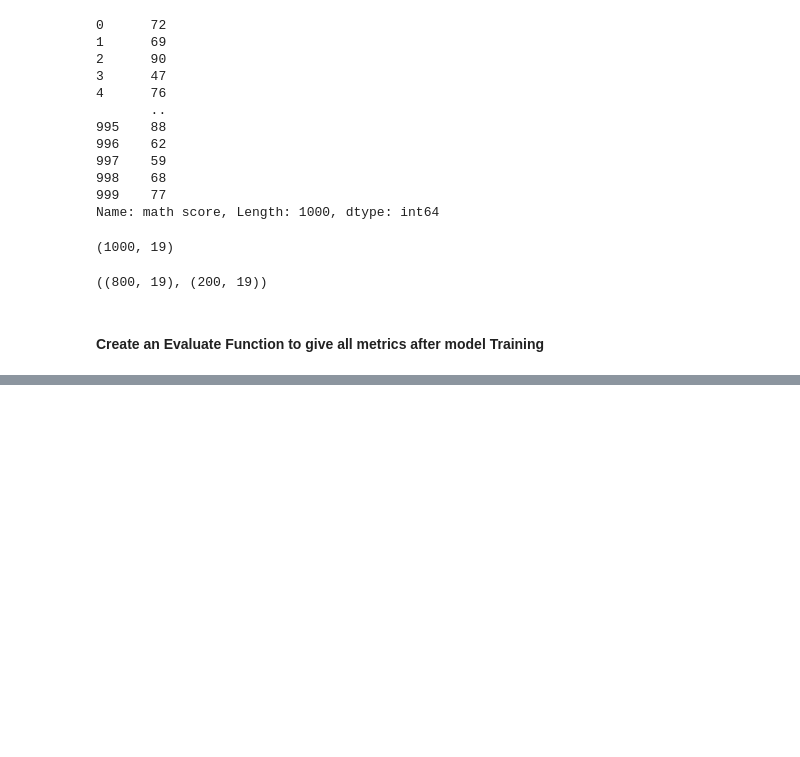
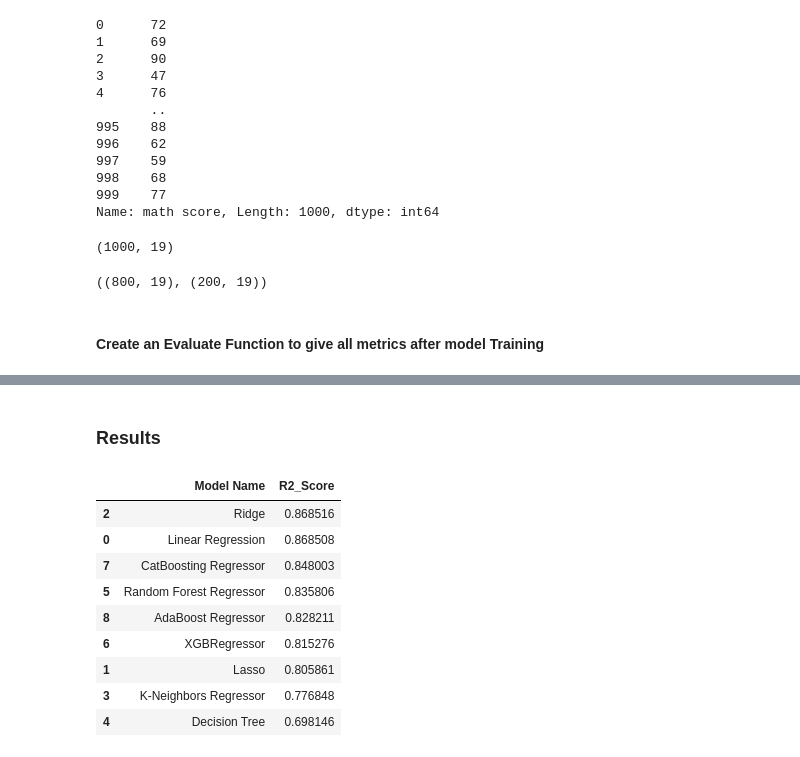
Before and after one commit to sreeman-11021996/Student-Performance-Indicator_-End-to-End-_project_2026_feb, a Jupyter notebook: notebook/2. MODEL TRAINING.ipynb, the cells around one changed output, grey strips where cells are left out. Drawn from its saved outputs; the diff is of its cells as text; code cells hidden in the pictures; blank space fills up the shorter version.

```diff
--- a/notebook/2. MODEL TRAINING.ipynb
+++ b/notebook/2. MODEL TRAINING.ipynb
@@ -195,4 +172,0 @@ NameError: name 'np' is not defined
-# %%
-def get_model_evaluation(y_train:np.ndarray,y_test:np.ndarray,y_train_pred:np.ndarray,y_test_pred:np.ndarray,
-                         model_name:str=None,cross_validation:bool=False):
-    pass
@@ -279,0 +243,31 @@ def predict_models(X_train:np.ndarray,y_train:np.ndarray,X_test:np.ndarray,y_tes
+# %%
+def print_scores(cv_train:dict,cv_val:dict,model_name:str, scores_list:list[str]):
+    """Print the scores of test and train results of 1 model
+    (approved)
+    Args:
+        cv_train (dict[list]): {'mse' : [val], 'mae': [val], 'r2_score' : [val]}
+        scores_list (list[str]): _description_
+    """
+    # CV Results with OVERFITTING CHECK
+    R2_SCORE = "r2_score"
+    overfitting_gap = cv_train[R2_SCORE] - cv_val[R2_SCORE]
+
+    print(model_name)
+    print('Model performance for Training set')
+    for metric in scores_list:
+        print(f"-> {metric} : {cv_train[metric]:.4f}")
+    print('----------------------------------')
+    print('Model performance for Training set')
+    for metric in scores_list:
+        print(f"-> {metric} : {cv_val[metric]:.4f}")
+
+
+    print(f"Overfitting Gap: {overfitting_gap:.4f} | {'*** HIGH OVERFIT ***' if overfitting_gap > 0.1 else 'Good'}")
+    print('='*35)
+    print('\n')
+# %%
+def print_cross_val_scores(cv_train:dict[list],cv_val:dict[list],models_list:list[str], scores_list:list[str]):
+    """(approved)"""
+
+    for model_name in models_list:
+        print_scores(cv_train=cv_train[model_name],cv_val=cv_val[model_name],model_name=model_name,scores_list=scores_list)
@@ -413,0 +363,2 @@ Model performance for Test set
+# %%
+cv_val_r2_score_list = cross_validate_models(X=X,y=y,models=models,n_splits=10,scores_list=['r2_score','mse','rmse'])
@@ -413,0 +396,16 @@ Model performance for Test set
+# %% [markdown]
+### Results
+# %%
+
+pd.DataFrame(list(cv_val_r2_score_list.items()), columns=['Model Name', 'R2_Score']).sort_values(by=["R2_Score"],ascending=False)
+# %% [output]
+|  | Model Name | R2_Score |
+| 2 | Ridge | 0.868516 |
+| 0 | Linear Regression | 0.868508 |
+| 7 | CatBoosting Regressor | 0.848003 |
+| 5 | Random Forest Regressor | 0.835806 |
+| 8 | AdaBoost Regressor | 0.828211 |
+| 6 | XGBRegressor | 0.815276 |
+| 1 | Lasso | 0.805861 |
+| 3 | K-Neighbors Regressor | 0.776848 |
+| 4 | Decision Tree | 0.698146 |
```
Also changed, not shown: parts of 22 cells of this notebook, 4 other files.
